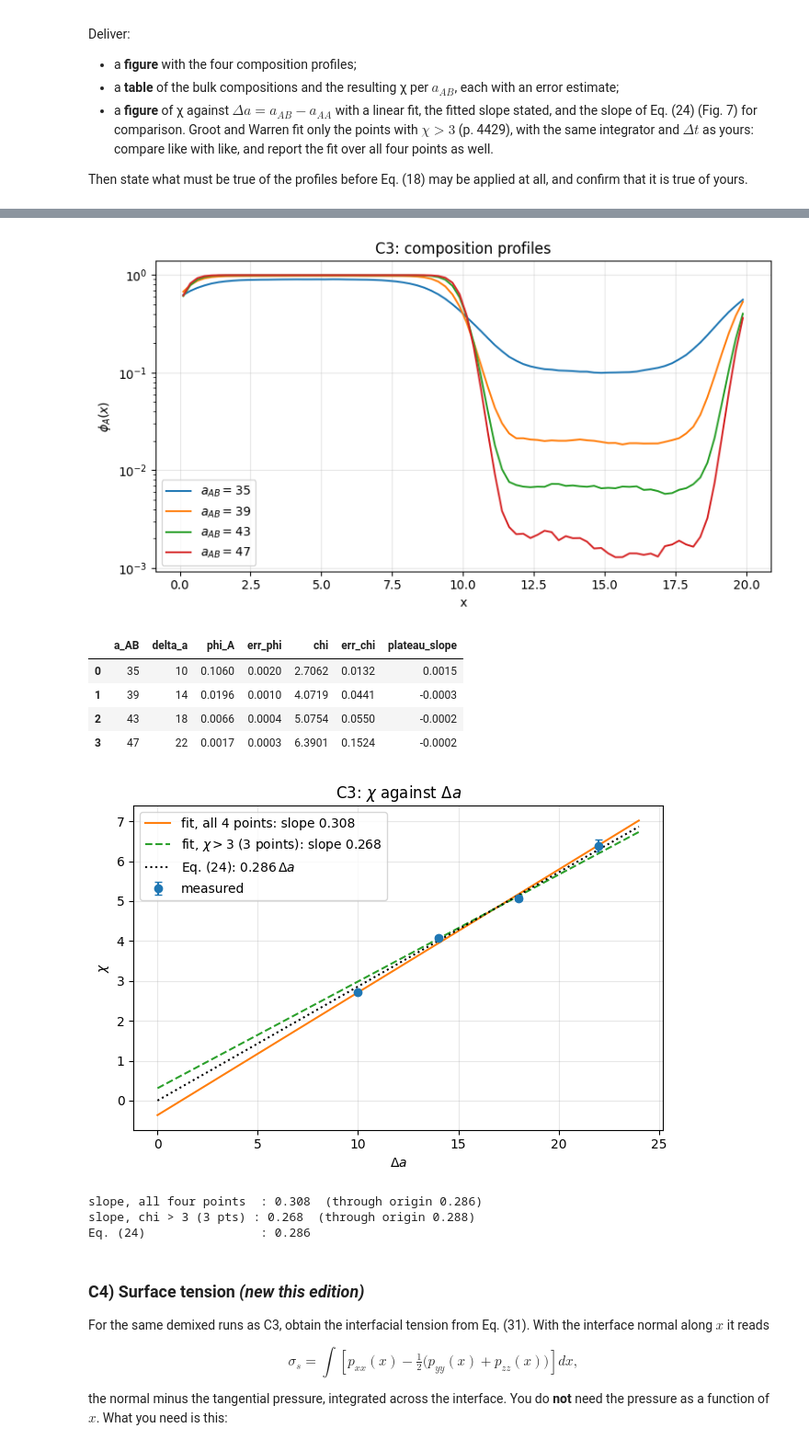
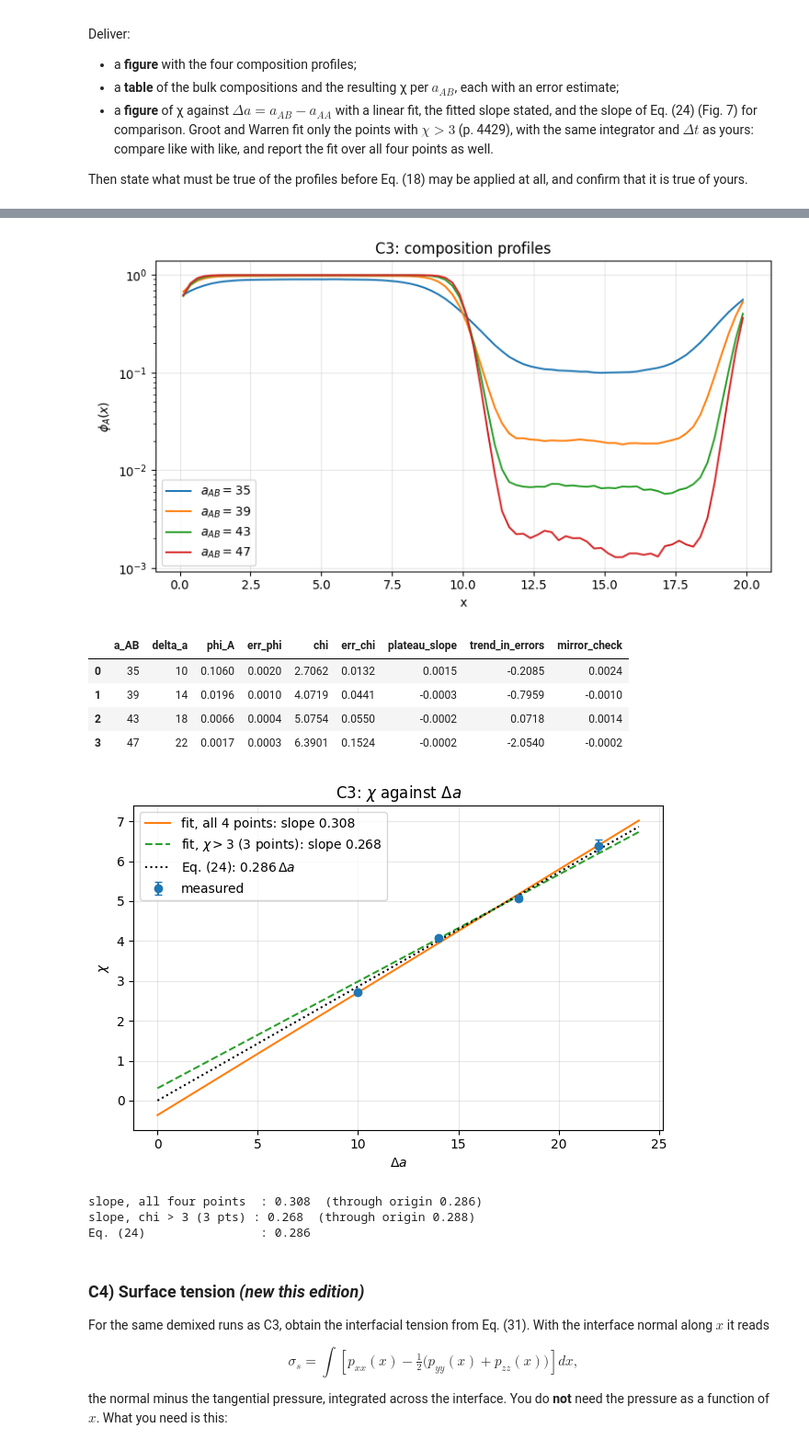
Before and after one commit to datomic117/Particle_based_simulations, a Jupyter notebook: Assignment_3/A3.ipynb, the cells around one changed output, grey strips where cells are left out. Shown at 92% size. Saved outputs shown, nothing was run; the diff lists cells and outputs as text; code cells hidden in the pictures.

```diff
--- a/Assignment_3/A3.ipynb
+++ b/Assignment_3/A3.ipynb
@@ -473,7 +504,7 @@ def normalise(name):
 
 def load_energy_file(path, dt):
     # Read CSV data with a header row.
-    df = pd.read_csv(path, comment="#", encoding="utf-16")
+    df = pd.read_csv(path, comment="#")
     df.columns = [str(column).strip() for column in df.columns]
 
     columns = {normalise(column): column for column in df.columns}
@@ -608,20 +639,13 @@ for dt, (path, data) in sorted(runs.items()):
 drift_table = pd.DataFrame(rows).sort_values("dt")
 display(drift_table)
 
-# Estimate the power-law scaling from absolute endpoint drift values.
-valid = drift_table[
-    np.isfinite(drift_table["relative endpoint drift (%)"])
-    & (drift_table["relative endpoint drift (%)"].abs() > 0)
-]
-
+# Estimate the power-law scaling from the maximum deviation (the endpoint value of an oscillating error
+# is not a drift, so it is not used for the scaling)
+valid = drift_table[drift_table["maximum relative deviation (%)"] > 0]
 if len(valid) >= 2:
-    slope = np.polyfit(
-        np.log(valid["dt"]),
-        np.log(valid["relative endpoint drift (%)"].abs()),
-        1,
-    )[0]
-    print(f"Approximate observed scaling: |relative endpoint drift| ∝ dt^{slope:.2f}")
+    slope = np.polyfit(np.log(valid["dt"]), np.log(valid["maximum relative deviation (%)"]), 1)[0]
+    print(f"Approximate observed scaling: maximum relative deviation ~ dt^{slope:.2f}")
 else:
-    print("Not enough nonzero drift values to estimate timestep scaling.")
+    print("Not enough nonzero deviations to estimate timestep scaling.")
 # %% [output]
 Comparing runs through t = 8
@@ -1052,42 +1072,46 @@ for aab, run in RUNS.items():
     dchi = abs(chi_of_phi(phi + dphi) - chi_of_phi(phi - dphi)) / 2
     # flatness of the plateau: slope of phi(x) in the window
     slope = np.polyfit(win.groupby("x").phi.mean().index, win.groupby("x").phi.mean().values, 1)[0]
+    # steady state: trend of the bulk phi_A over the blocks used, in units of its error
+    (kt, _), cov = np.polyfit(per_block.index, per_block.values, 1, cov=True)
+    # symmetric coexistence: the A-rich bulk must contain a B fraction equal to phi_A of the B-rich bulk
+    arich = q[(q.x > 2.5) & (q.x < 7.5)].groupby("block").phi.mean().mean()
     rows.append(dict(a_AB=aab, delta_a=aab - 25, phi_A=phi, err_phi=dphi, chi=chi, err_chi=dchi,
-                     plateau_slope=slope))
+                     plateau_slope=slope, trend_in_errors=kt / np.sqrt(cov[0, 0]), mirror_check=arich + phi - 1))
 ax.set(xlabel="x", ylabel="$\\phi_A(x)$", yscale="log", title="C3: composition profiles")
 ax.legend(); ax.grid(alpha=0.3); plt.tight_layout(); plt.show()
 
 tab = pd.DataFrame(rows)
 display(tab.round(4))
 
 da, chi, err = tab.delta_a.values, tab.chi.values, tab.err_chi.values
 def fit(mask):
     w = 1 / np.maximum(err[mask], 1e-9)
     k, b = np.polyfit(da[mask], chi[mask], 1, w=w)
     k0 = np.sum(da[mask] * chi[mask]) / np.sum(da[mask] ** 2)       # through the origin
     return k, b, k0
 sel = chi > 3
 k_all, b_all, k0_all = fit(np.ones_like(sel))
 k_hi, b_hi, k0_hi = fit(sel)
 
 fig, ax = plt.subplots(figsize=(6.5, 4.5))
 ax.errorbar(da, chi, err, fmt="o", capsize=3, label="measured")
 xs = np.linspace(0, 24, 50)
 ax.plot(xs, k_all * xs + b_all, label=f"fit, all 4 points: slope {k_all:.3f}")
 ax.plot(xs, k_hi * xs + b_hi, "--", label=f"fit, $\\chi>3$ ({sel.sum()} points): slope {k_hi:.3f}")
 ax.plot(xs, EQ24_SLOPE * xs, "k:", label="Eq. (24): $0.286\\,\\Delta a$")
 ax.set(xlabel="$\\Delta a$", ylabel="$\\chi$", title="C3: $\\chi$ against $\\Delta a$")
 ax.legend(); ax.grid(alpha=0.3); plt.tight_layout(); plt.show()
 print(f"slope, all four points  : {k_all:.3f}  (through origin {k0_all:.3f})")
 print(f"slope, chi > 3 ({sel.sum()} pts) : {k_hi:.3f}  (through origin {k0_hi:.3f})")
 print(f"Eq. (24)                : {EQ24_SLOPE}")
 # %% [output]
 [figure]
-|  | a_AB | delta_a | phi_A | err_phi | chi | err_chi | plateau_slope |
-| 0 | 35 | 10 | 0.1060 | 0.0020 | 2.7062 | 0.0132 | 0.0015 |
-| 1 | 39 | 14 | 0.0196 | 0.0010 | 4.0719 | 0.0441 | -0.0003 |
-| 2 | 43 | 18 | 0.0066 | 0.0004 | 5.0754 | 0.0550 | -0.0002 |
-| 3 | 47 | 22 | 0.0017 | 0.0003 | 6.3901 | 0.1524 | -0.0002 |
+|  | a_AB | delta_a | phi_A | err_phi | chi | err_chi | plateau_slope | trend_in_errors | mirror_check |
+| 0 | 35 | 10 | 0.1060 | 0.0020 | 2.7062 | 0.0132 | 0.0015 | -0.2085 | 0.0024 |
+| 1 | 39 | 14 | 0.0196 | 0.0010 | 4.0719 | 0.0441 | -0.0003 | -0.7959 | -0.0010 |
+| 2 | 43 | 18 | 0.0066 | 0.0004 | 5.0754 | 0.0550 | -0.0002 | 0.0718 | 0.0014 |
+| 3 | 47 | 22 | 0.0017 | 0.0003 | 6.3901 | 0.1524 | -0.0002 | -2.0540 | -0.0002 |
 [figure]
 slope, all four points  : 0.308  (through origin 0.286)
 slope, chi > 3 (3 pts) : 0.268  (through origin 0.288)
```
Also changed, not shown: parts of 17 cells of this notebook, 10 other files.
